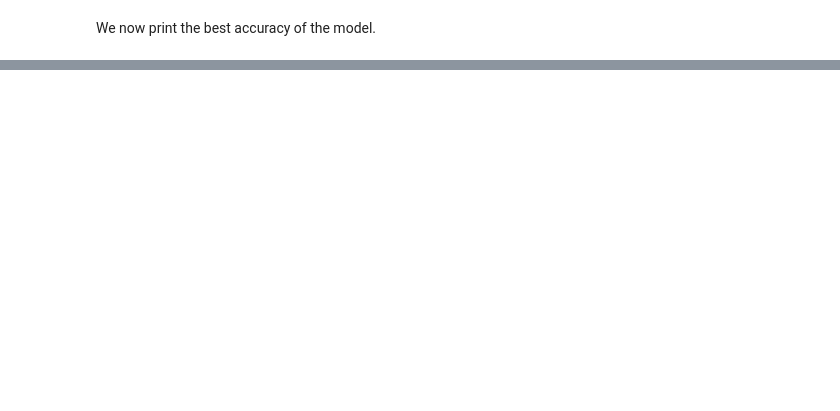
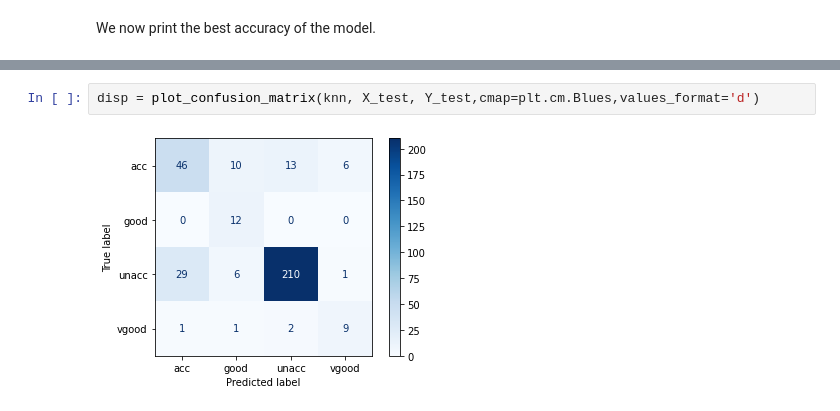
Before and after one commit to priyansh-rawat/Car_Evaluation, a Jupyter notebook: Car_Evaluation.ipynb, the cells around one changed output, grey strips where cells are left out. Drawn from its saved outputs; the diff is of its cells as text; blank space fills up the shorter version.

```diff
--- a/Car_Evaluation.ipynb
+++ b/Car_Evaluation.ipynb
@@ -405,0 +394,4 @@ Testing accuracy -  0.8670520231213873
+# %%
+disp = plot_confusion_matrix(knn, X_test, Y_test,cmap=plt.cm.Blues,values_format='d')
+# %% [output]
+[figure, added]
```
Also changed, not shown: parts of 17 cells of this notebook.
